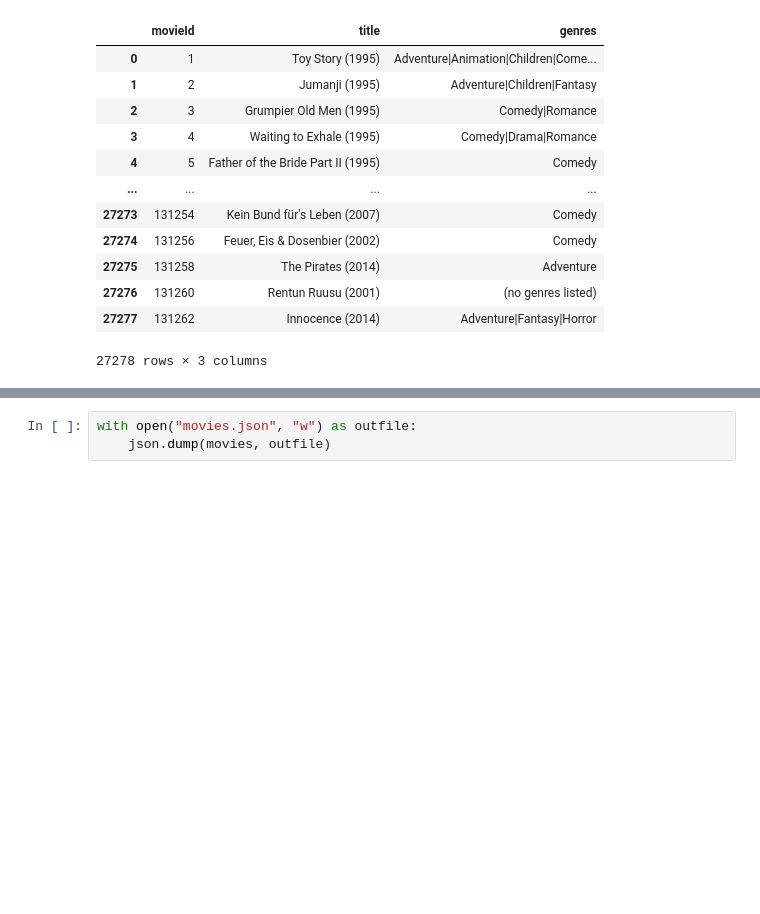
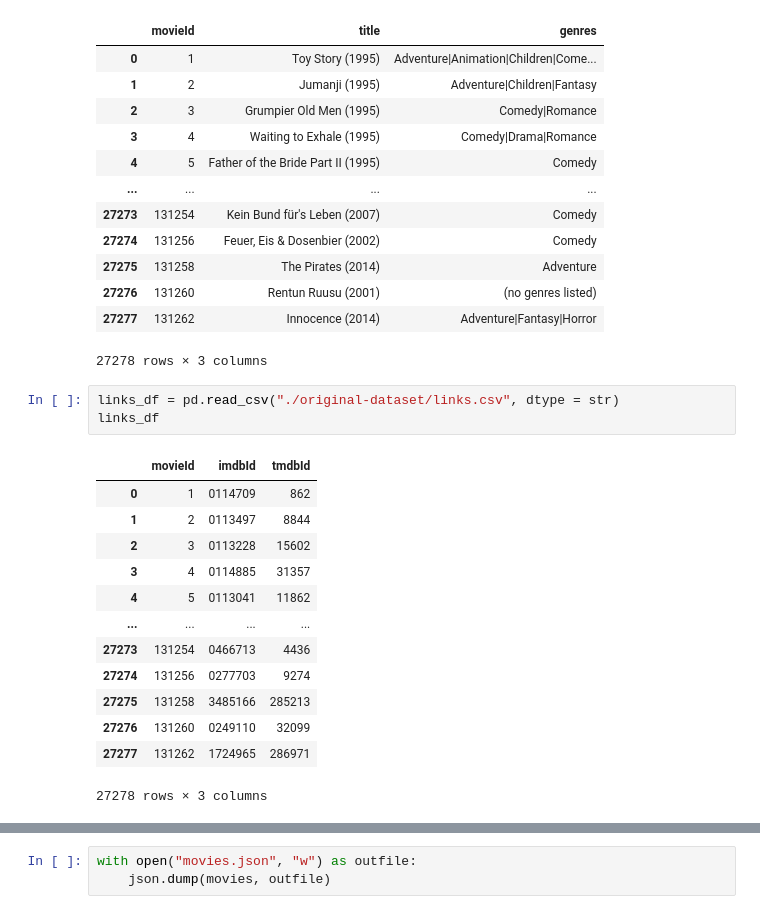
Before and after one commit to LGXprod/movie-geek-eda, a Jupyter notebook: getFinalMoviesJSON.ipynb, the cells around one changed output, grey strips where cells are left out. Saved outputs shown, nothing was run; the diff lists cells and outputs as text; blank space fills up the shorter version.

```diff
--- a/getFinalMoviesJSON.ipynb
+++ b/getFinalMoviesJSON.ipynb
@@ -25,3 +25,20 @@ movies_df
 | 27276 | 131260 | Rentun Ruusu (2001) | (no genres listed) |
 | 27277 | 131262 | Innocence (2014) | Adventure|Fantasy|Horror |
 27278 rows × 3 columns
+# %%
+links_df = pd.read_csv("./original-dataset/links.csv", dtype = str)
+links_df
+# %% [output]
+|  | movieId | imdbId | tmdbId |
+| 0 | 1 | 0114709 | 862 |
+| 1 | 2 | 0113497 | 8844 |
+| 2 | 3 | 0113228 | 15602 |
+| 3 | 4 | 0114885 | 31357 |
+| 4 | 5 | 0113041 | 11862 |
+| ... | ... | ... | ... |
+| 27273 | 131254 | 0466713 | 4436 |
+| 27274 | 131256 | 0277703 | 9274 |
+| 27275 | 131258 | 3485166 | 285213 |
+| 27276 | 131260 | 0249110 | 32099 |
+| 27277 | 131262 | 1724965 | 286971 |
+27278 rows × 3 columns
```
Also changed, not shown: parts of 3 cells of this notebook, 2 other files.
